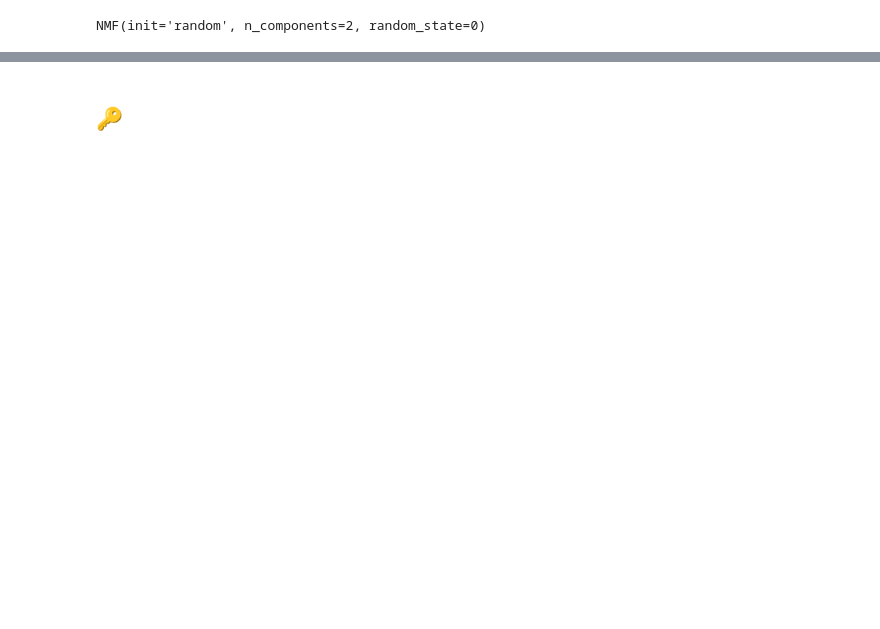
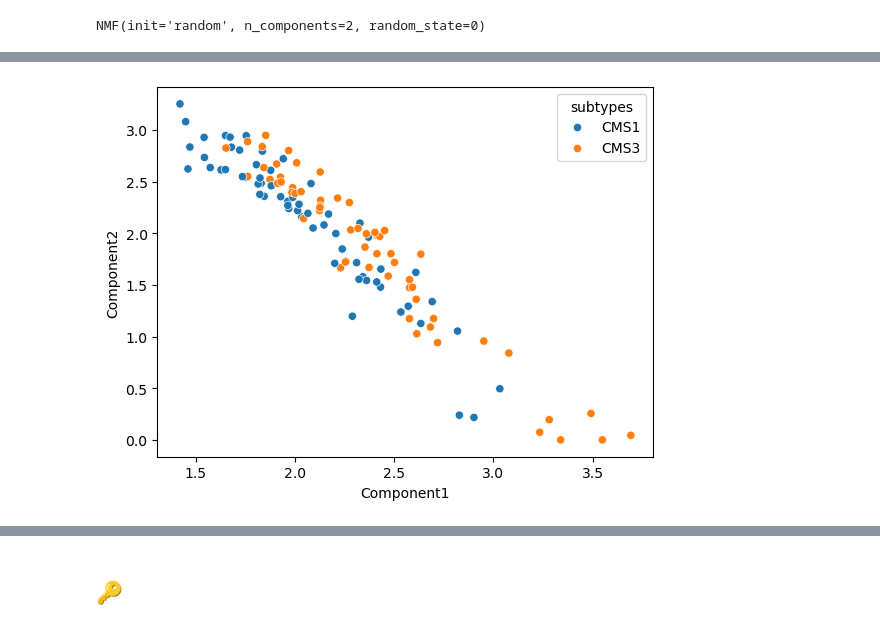
Before and after one commit to WanbingZeng/OMINEX, a Jupyter notebook: Chapter 2 Integration with NMF.ipynb, the cells around one changed output, grey strips where cells are left out. Saved outputs shown, nothing was run; the diff lists cells and outputs as text; code cells hidden in the pictures; blank space fills up the shorter version.

```diff
--- a/Chapter 2 Integration with NMF.ipynb
+++ b/Chapter 2 Integration with NMF.ipynb
@@ -193,0 +134,26 @@ top_5_component1
+# %%
+# Data Loading
+import pandas as pd
+base_url = "https://raw.githubusercontent.com/WanbingZeng/OMINEX/main/data/"
+x1 = pd.read_csv(base_url + "COREAD_gex.csv", index_col=0).T
+x2 = pd.read_csv(base_url + "COREAD_mu.csv", index_col=0).T
+x2[x2 > 0] = 1
+x3 = pd.read_csv(base_url + "COREAD_cn.csv", index_col=0).T
+covariates = pd.read_csv(base_url+"COREAD_subtypes.csv", index_col=0, header=0)
+covariates=covariates['subtypes']
+# %%
+# Data Preprocessing
+from sklearn.preprocessing import MinMaxScaler
+scaler = MinMaxScaler()
+x1_minmax = pd.DataFrame(scaler.fit_transform(x1), index=x1.index, columns=x1.columns)
+combined_data=pd.concat([x1,x2,x3],axis=1)
+combined_data=combined_data.T
+# %%
+# NMF Implementation
+from sklearn.decomposition import NMF
+nmf_model = NMF(n_components=2, init='random', random_state=0)
+nmf_model
+W = nmf_model.fit_transform(combined_data)
+H = nmf_model.components_
+df_H = pd.DataFrame(H, columns=combined_data.columns,index=['Component1','Component2'])
+df_H.T
@@ -193,0 +174,10 @@ top_5_component1
+# %%
+# Visualization 1
+import seaborn as sns
+import matplotlib.pyplot as plt
+# Scatter Plot
+df_H_subtype =pd.concat([df_H.T,covariates],axis=1)
+sns.scatterplot(df_H_subtype, x="Component1", y="Component2",hue="subtypes")
+plt.show()
+# %% [output]
+[figure, added]
```
Also changed, not shown: parts of 31 cells of this notebook, 1 other file.
